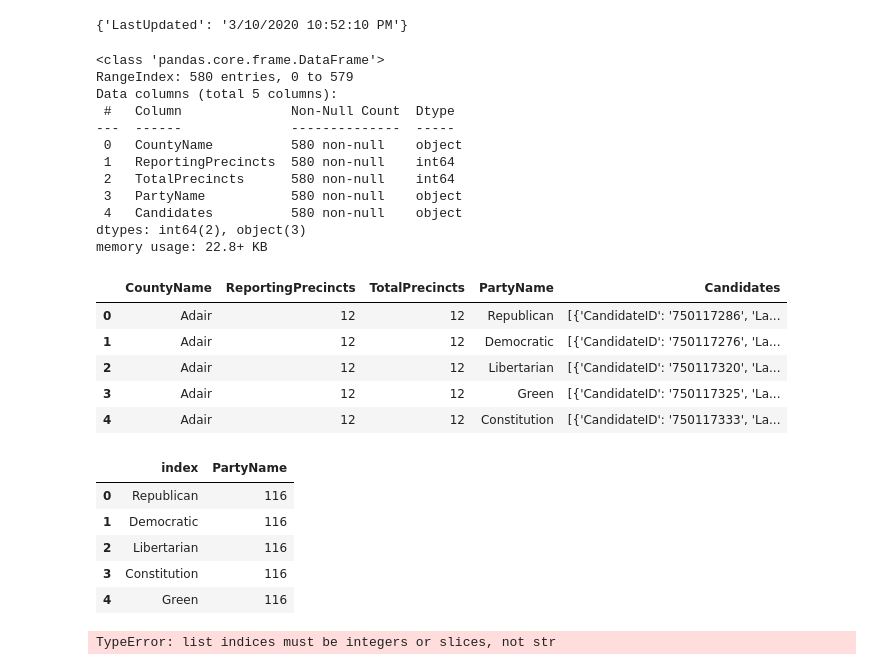
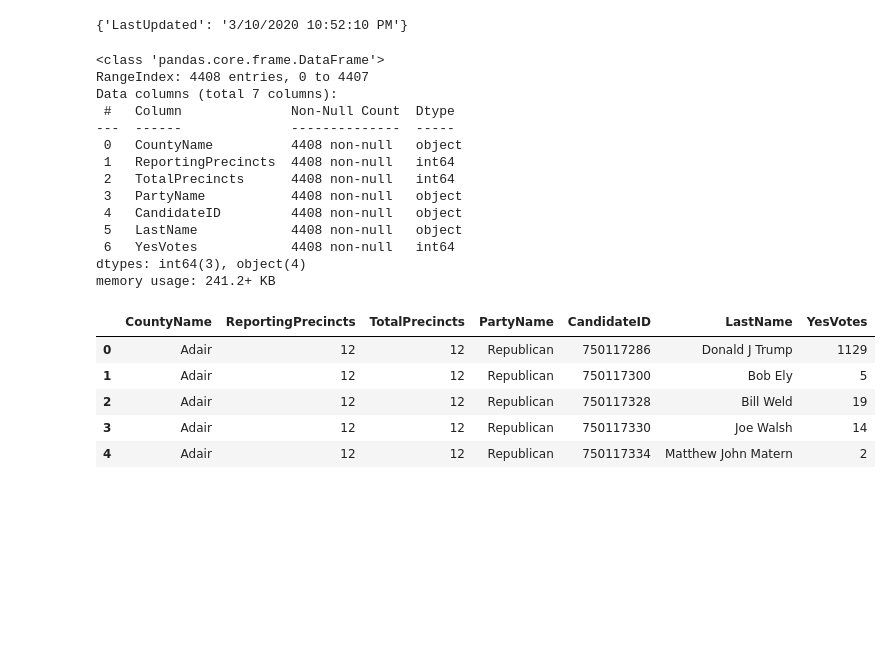
Before and after one commit to gordonje/mo-prez-prim-notebooks, a Jupyter notebook: analysis.ipynb, the cells around one changed output. Saved outputs shown, nothing was run; the diff lists cells and outputs as text; code cells hidden in the pictures; blank space fills up the shorter version.

```diff
--- a/analysis.ipynb
+++ b/analysis.ipynb
@@ -41,62 +41,47 @@ rows = []
 # %%
 for county in root.find('ElectionInfo').find('TypeRace').find('Race').findall('Counties'):
     for party in county.find('CountyResults').findall('Party'):
-        row = [
-            county.find('CountyName').text,
-            int(county.find('CountyResults').find('ReportingPrecincts').text),
-            int(county.find('CountyResults').find('TotalPrecincts').text),
-            party.find('PartyName').text,
-            [
-                {
-                    'CandidateID': c.find('CandidateID').text,
-                    'LastName': c.find('LastName').text,
-                    'YesVotes': int(c.find('YesVotes').text)
-                } for c in party.findall('Candidate')
+        for candidate in party.findall('Candidate'):
+            row = [
+                county.find('CountyName').text,
+                int(county.find('CountyResults').find('ReportingPrecincts').text),
+                int(county.find('CountyResults').find('TotalPrecincts').text),
+                party.find('PartyName').text,
+                candidate.find('CandidateID').text,
+                candidate.find('LastName').text,
+                int(candidate.find('YesVotes').text)
             ]
-        ]
-        rows.append(row)
+            rows.append(row)
 # %%
-full_results = pd.DataFrame(rows,
+results = pd.DataFrame(rows,
     columns=[
-        'CountyName', 'ReportingPrecincts', 'TotalPrecincts', 'PartyName', 'Candidates'
+        'CountyName', 'ReportingPrecincts', 'TotalPrecincts', 'PartyName', 'CandidateID',
+        'LastName', 'YesVotes'
     ]
 )
 # %%
-full_results.info()
+results.info()
 # %% [output]
 <class 'pandas.core.frame.DataFrame'>
-RangeIndex: 580 entries, 0 to 579
-Data columns (total 5 columns):
+RangeIndex: 4408 entries, 0 to 4407
+Data columns (total 7 columns):
  #   Column              Non-Null Count  Dtype
 ---  ------              --------------  -----
- 0   CountyName          580 non-null    object
- 1   ReportingPrecincts  580 non-null    int64
- 2   TotalPrecincts      580 non-null    int64
- 3   PartyName           580 non-null    object
- 4   Candidates          580 non-null    object
-dtypes: int64(2), object(3)
-memory usage: 22.8+ KB
+ 0   CountyName          4408 non-null   object
+ 1   ReportingPrecincts  4408 non-null   int64
+ 2   TotalPrecincts      4408 non-null   int64
+ 3   PartyName           4408 non-null   object
+ 4   CandidateID         4408 non-null   object
+ 5   LastName            4408 non-null   object
+ 6   YesVotes            4408 non-null   int64
+dtypes: int64(3), object(4)
+memory usage: 241.2+ KB
 # %%
-full_results.head()
+results.head()
 # %% [output]
-|  | CountyName | ReportingPrecincts | TotalPrecincts | PartyName | Candidates |
-| 0 | Adair | 12 | 12 | Republican | [{'CandidateID': '750117286', 'La... |
-| 1 | Adair | 12 | 12 | Democratic | [{'CandidateID': '750117276', 'La... |
-| 2 | Adair | 12 | 12 | Libertarian | [{'CandidateID': '750117320', 'La... |
-| 3 | Adair | 12 | 12 | Green | [{'CandidateID': '750117325', 'La... |
-| 4 | Adair | 12 | 12 | Constitution | [{'CandidateID': '750117333', 'La... |
+|  | CountyName | ReportingPrecincts | TotalPrecincts | PartyName | CandidateID | LastName | YesVotes |
+| 0 | Adair | 12 | 12 | Republican | 750117286 | Donald J Trump | 1129 |
+| 1 | Adair | 12 | 12 | Republican | 750117300 | Bob Ely | 5 |
+| 2 | Adair | 12 | 12 | Republican | 750117328 | Bill Weld | 19 |
+| 3 | Adair | 12 | 12 | Republican | 750117330 | Joe Walsh | 14 |
+| 4 | Adair | 12 | 12 | Republican | 750117334 | Matthew John Matern | 2 |
-# %%
-full_results.PartyName.value_counts().reset_index()
-# %% [output]
-|  | index | PartyName |
-| 0 | Republican | 116 |
-| 1 | Democratic | 116 |
-| 2 | Libertarian | 116 |
-| 3 | Constitution | 116 |
-| 4 | Green | 116 |
-# %%
-full_results['Candidates'] = sorted(
-    full_results['Candidates'], key=lambda c: c['YesVotes']
-)
-# %% [output]
-TypeError: list indices must be integers or slices, not str
```
Also changed, not shown: parts of 6 cells of this notebook.
